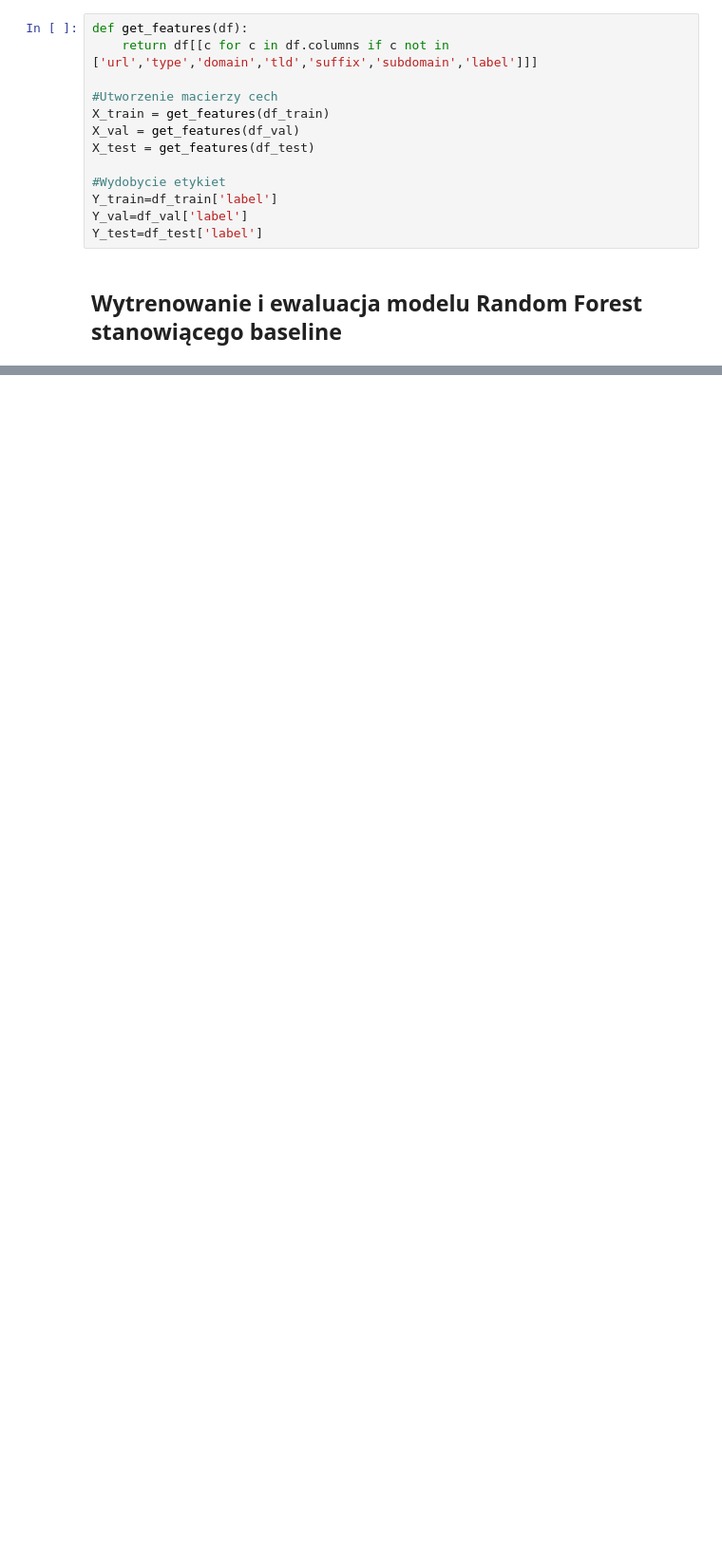
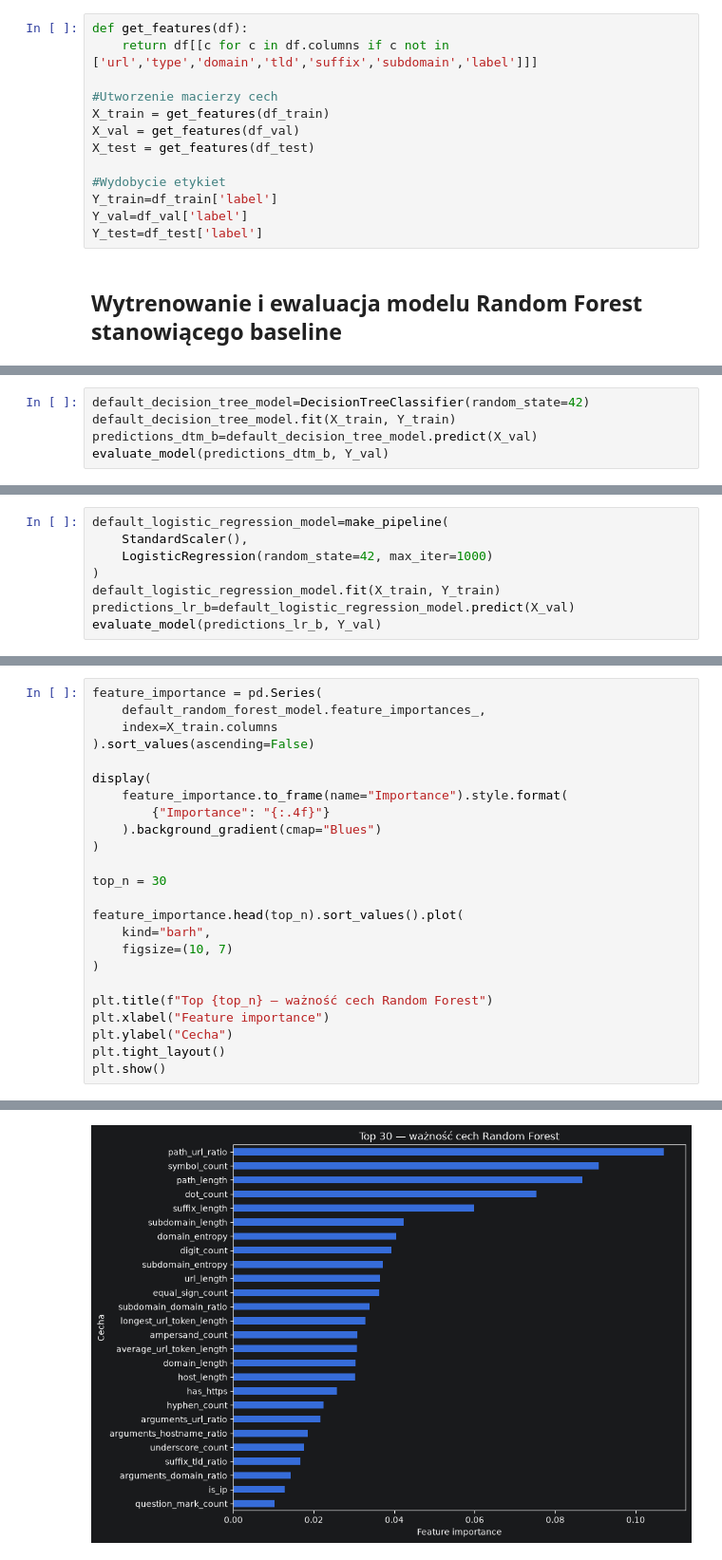
Before and after one commit to CRM-Thunder/UrlNet, a Jupyter notebook: notebooks/main_pipeline.ipynb, the cells around one changed output, grey strips where cells are left out. Shown at 95% size. Saved outputs shown, nothing was run; the diff lists cells and outputs as text; blank space fills up the shorter version.

```diff
--- a/notebooks/main_pipeline.ipynb
+++ b/notebooks/main_pipeline.ipynb
@@ -196,0 +212,5 @@ Macro-F1: 0.9485
+# %%
+default_decision_tree_model=DecisionTreeClassifier(random_state=42)
+default_decision_tree_model.fit(X_train, Y_train)
+predictions_dtm_b=default_decision_tree_model.predict(X_val)
+evaluate_model(predictions_dtm_b, Y_val)
@@ -196,0 +226,8 @@ Macro-F1: 0.9485
+# %%
+default_logistic_regression_model=make_pipeline(
+    StandardScaler(),
+    LogisticRegression(random_state=42, max_iter=1000)
+)
+default_logistic_regression_model.fit(X_train, Y_train)
+predictions_lr_b=default_logistic_regression_model.predict(X_val)
+evaluate_model(predictions_lr_b, Y_val)
@@ -196,0 +243,25 @@ Macro-F1: 0.9485
+# %%
+feature_importance = pd.Series(
+    default_random_forest_model.feature_importances_,
+    index=X_train.columns
+).sort_values(ascending=False)
+
+display(
+    feature_importance.to_frame(name="Importance").style.format(
+        {"Importance": "{:.4f}"}
+    ).background_gradient(cmap="Blues")
+)
+
+top_n = 30
+
+feature_importance.head(top_n).sort_values().plot(
+    kind="barh",
+    figsize=(10, 7)
+)
+
+plt.title(f"Top {top_n} — ważność cech Random Forest")
+plt.xlabel("Feature importance")
+plt.ylabel("Cecha")
+plt.tight_layout()
+plt.show()
+# %% [output]
@@ -196,0 +285 @@ Macro-F1: 0.9485
+[figure, added]
```
Also changed, not shown: parts of 13 cells of this notebook.
